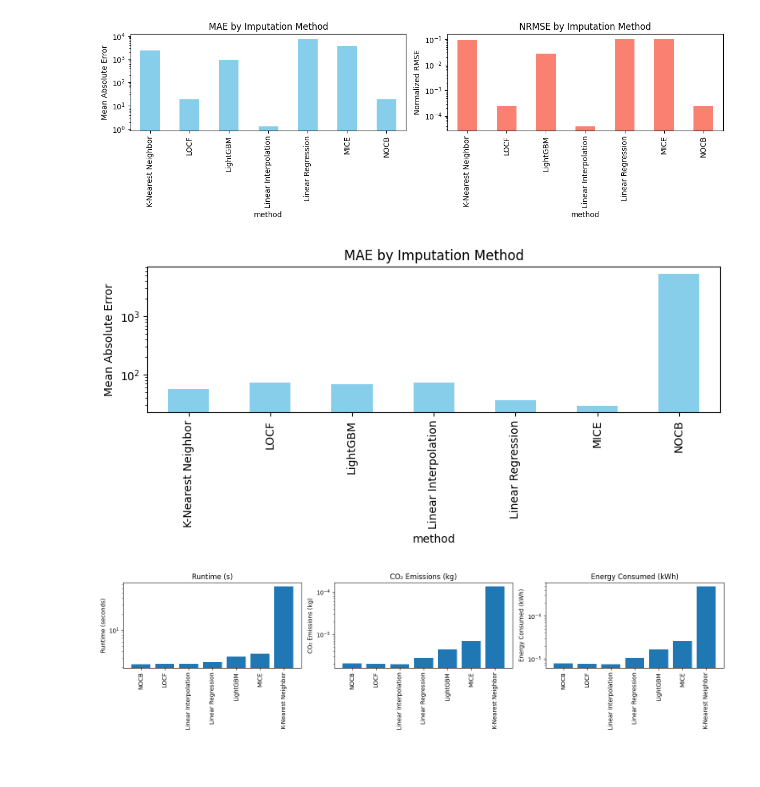
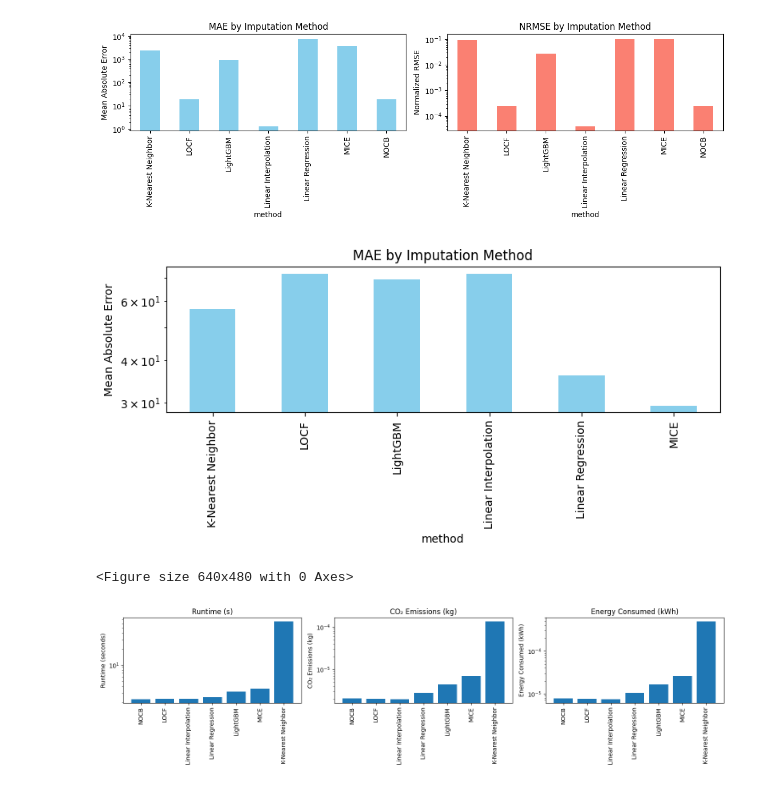
Before and after one commit to milouuu3/Building-Energy-Consumption-Time-Series, a Jupyter notebook: experiments/mexwell-experiments.ipynb, the cells around one changed output. Drawn from its saved outputs; the diff is of its cells as text; code cells hidden in the pictures.

Commit message:
updated mexwell plot forecasting

```diff
--- a/experiments/mexwell-experiments.ipynb
+++ b/experiments/mexwell-experiments.ipynb
@@ -387,20 +387,22 @@ plt.show()
 # %%
 df_performance = pd.read_csv("performance/results/mexwell_forecasting.csv")
 df_performance["MAE"] = pd.to_numeric(df_performance["MAE"], errors="coerce")
 df_plot = df_performance.groupby("method")[["MAE"]].mean()
-
+df_plot = df_plot[df_performance.groupby("method")["MAE"].count() > 1]
 fig, ax = plt.subplots(figsize=(8, 4))
 
 df_plot["MAE"].plot(kind="bar", ax=ax, color="skyblue")
 plt.title("MAE by Imputation Method")
 plt.ylabel("Mean Absolute Error")
 plt.yscale("log")
 plt.tick_params(axis="x", rotation=90)
 
 plt.tight_layout()
+plt.show()
 plt.savefig(f"performance/figures/mexwell/forecasting.pdf", format="pdf", bbox_inches="tight")
 # %% [output]
-[figure, old version]
+[figure, new version]
+<Figure size 640x480 with 0 Axes>
 # %%
 df_emission = pd.read_csv(f"performance/results/mexwell_codecarbon.csv")
 df_plot = (
```
Also changed, not shown: parts of 1 cell of this notebook, 1 other file.
